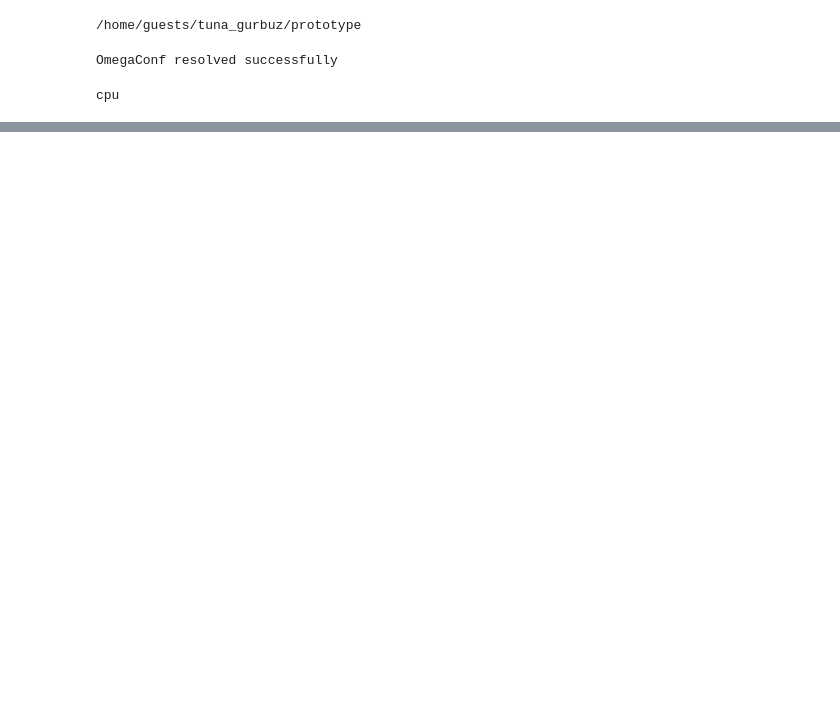
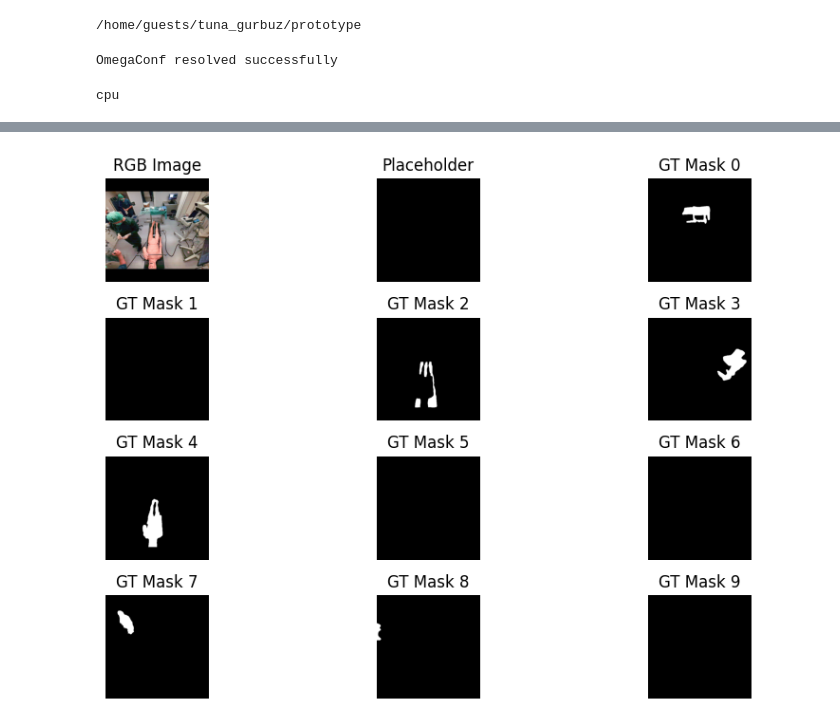
Before and after one commit to ge75xuv/Multiview-Object-Segmentation-with-SAM, a Jupyter notebook: custom_models/sam2former_image_predictor.ipynb, the cells around one changed output, grey strips where cells are left out. Cells and saved outputs as stored; diff of their text form; code cells hidden in the pictures; blank space fills up the shorter version.

```diff
--- a/custom_models/sam2former_image_predictor.ipynb
+++ b/custom_models/sam2former_image_predictor.ipynb
@@ -185,2 +218,59 @@ indices=tensor([0]))
+# %%
+obj_out_idx = 0
+gt_mask = masks_val[0].cpu()
+black_placeholder = np.zeros_like(gt_mask[0])  # Black image placeholder
+
+# Create figure and subplots
+fig, axes = plt.subplots(4, 3, figsize=(10, 6))
+
+# First row (RGB, GT, Black Placeholder)
+axes[0, 0].imshow(unnormalized_image)
+axes[0, 0].set_title("RGB Image")
+
+axes[0, 1].imshow(black_placeholder, cmap='gray')
+axes[0, 1].set_title("Placeholder")
+
+axes[0, 2].imshow(gt_mask[0], cmap='gray')
+axes[0, 2].set_title("GT Mask 0")
+
+# Second row (GT gt_mask)
+axes[1, 0].imshow(gt_mask[1], cmap='gray')
+axes[1, 0].set_title("GT Mask 1")
+
+axes[1, 1].imshow(gt_mask[2], cmap='gray')
+axes[1, 1].set_title("GT Mask 2")
+
+axes[1, 2].imshow(gt_mask[3], cmap='gray')
+axes[1, 2].set_title("GT Mask 3")
+
+# Third row (GT gt_mask)
+axes[2, 0].imshow(gt_mask[4], cmap='gray')
+axes[2, 0].set_title("GT Mask 4")
+
+axes[2, 1].imshow(gt_mask[5], cmap='gray')
+axes[2, 1].set_title("GT Mask 5")
+
+axes[2, 2].imshow(gt_mask[6], cmap='gray')
+axes[2, 2].set_title("GT Mask 6")
+
+# Fourth row (GT gt_mask)
+axes[3, 0].imshow(gt_mask[7], cmap='gray')
+axes[3, 0].set_title("GT Mask 7")
+
+axes[3, 1].imshow(gt_mask[8], cmap='gray')
+axes[3, 1].set_title("GT Mask 8")
+
+axes[3, 2].imshow(gt_mask[9], cmap='gray')
+axes[3, 2].set_title("GT Mask 9")
+
+# Remove axes for a cleaner look
+for ax in axes.ravel():
+    ax.axis('off')
+
+# Show the plot
+plt.tight_layout()
+plt.show()
+# %% [output]
+[figure, added]
 # %%
 obj_out_idx = 0
```
Also changed, not shown: parts of 12 cells of this notebook, 4 other files.
